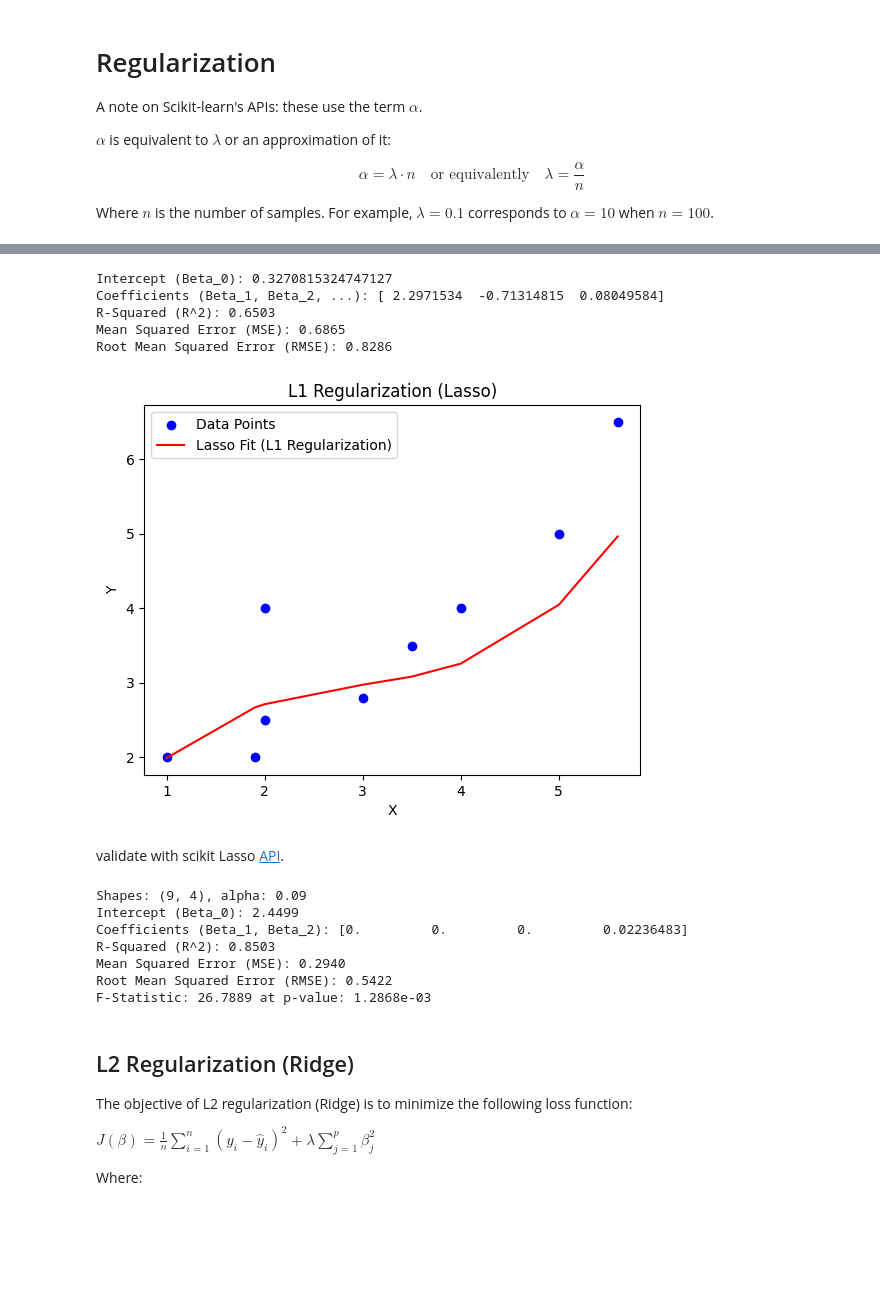
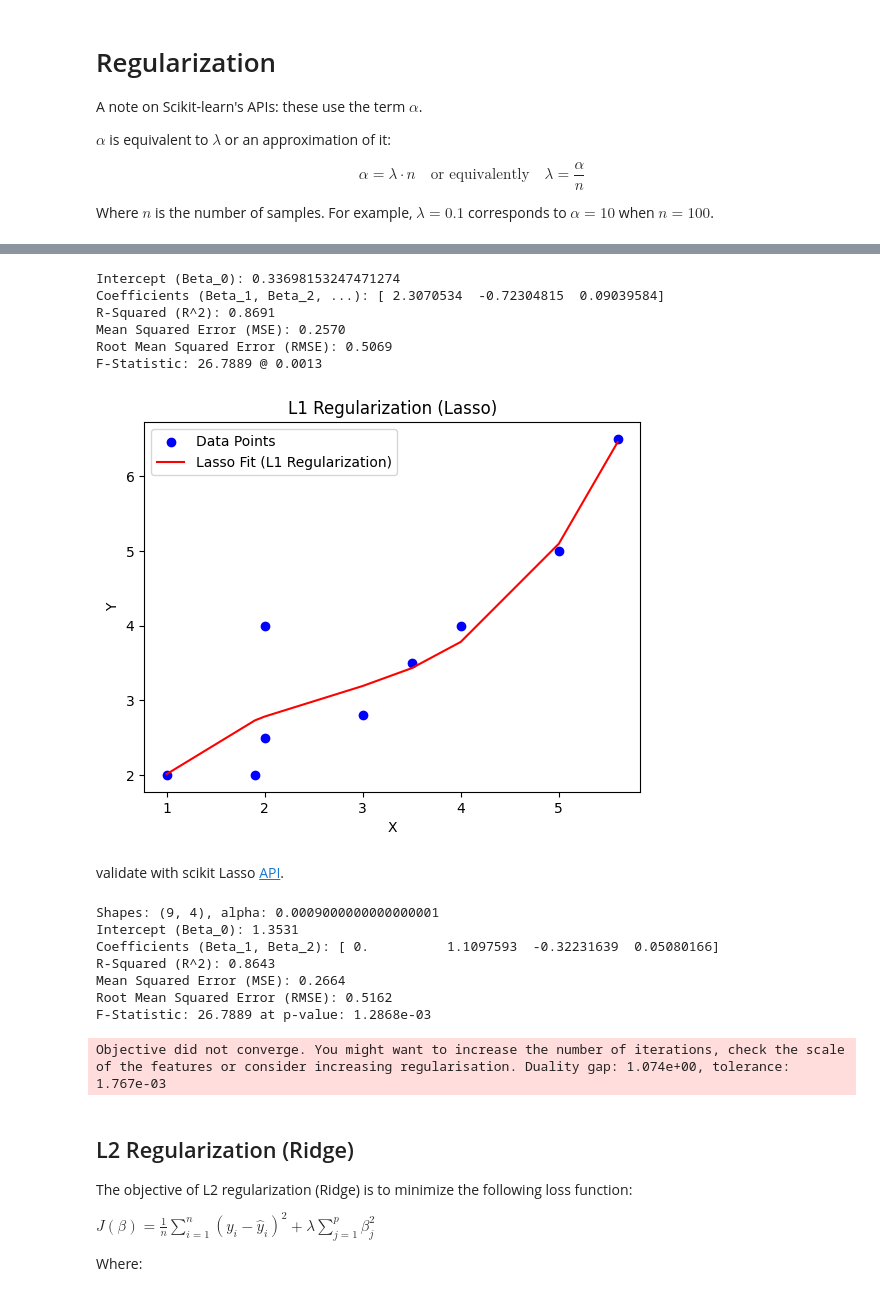
Before and after one commit to adamd1985/Lectures_On_MLAI, a Jupyter notebook: 4_1_Linear_Regression.ipynb, the cells around one changed output, grey strips where cells are left out. Drawn from its saved outputs; the diff is of its cells as text; code cells hidden in the pictures; blank space fills up the shorter version.

```diff
--- a/4_1_Linear_Regression.ipynb
+++ b/4_1_Linear_Regression.ipynb
@@ -509,42 +519,44 @@ Y = np.array([2, 2, 2.5, 4, 2.8, 3.5, 4, 5, 6.5])
 poly = PolynomialFeatures(3)
 X_poly = poly.fit_transform(X)
 
-lambda_l1 = 0.01
+lambda_l1 = 0.0001
 
 XtX = X_poly.T @ X_poly
 XtY = X_poly.T @ Y
 betas = np.linalg.inv(XtX) @ XtY
 
-l1_penalty = lambda_l1 * np.sign(betas)
-betas -= l1_penalty
+# Apply L1 regularization using soft-thresholding
+betas = np.sign(betas) * np.maximum(0, np.abs(betas) - lambda_l1)
 
 Y_pred = X_poly @ betas
 
 R2 = r2_score(Y, Y_pred)
 MSE = mean_squared_error(Y, Y_pred)
 RMSE = np.sqrt(MSE)
 F_statistic, p = f_regression(X_poly, Y)
 
 print(f"Intercept (Beta_0): {betas[0]}")
 print(f"Coefficients (Beta_1, Beta_2, ...): {betas[1:]}")
 print(f"R-Squared (R^2): {R2:.4f}")
 print(f"Mean Squared Error (MSE): {MSE:.4f}")
 print(f"Root Mean Squared Error (RMSE): {RMSE:.4f}")
+print(f"F-Statistic: {F_statistic[1]:.4f} @ {p[1]:.4f}")
 
 plt.scatter(X, Y, color='blue', label='Data Points')
 plt.plot(X, Y_pred, color='red', label='Lasso Fit (L1 Regularization)')
 plt.title('L1 Regularization (Lasso)')
 plt.xlabel('X')
 plt.ylabel('Y')
 plt.legend()
 plt.show()
 # %% [output]
-Intercept (Beta_0): 0.3270815324747127
-Coefficients (Beta_1, Beta_2, ...): [ 2.2971534  -0.71314815  0.08049584]
-R-Squared (R^2): 0.6503
-Mean Squared Error (MSE): 0.6865
-Root Mean Squared Error (RMSE): 0.8286
+Intercept (Beta_0): 0.33698153247471274
+Coefficients (Beta_1, Beta_2, ...): [ 2.3070534  -0.72304815  0.09039584]
+R-Squared (R^2): 0.8691
+Mean Squared Error (MSE): 0.2570
+Root Mean Squared Error (RMSE): 0.5069
+F-Statistic: 26.7889 @ 0.0013
-[figure, old version]
+[figure, new version]
 # %% [markdown]
 validate with scikit Lasso [API](https://scikit-learn.org/stable/modules/generated/sklearn.linear_model.Lasso.html).
 # %%
@@ -571,13 +583,14 @@ print(f"Mean Squared Error (MSE): {MSE:.4f}")
 print(f"Root Mean Squared Error (RMSE): {RMSE:.4f}")
 print(f"F-Statistic: {F_statistic[1]:.4f} at p-value: {p[1]:.4e}")
 # %% [output]
-Shapes: (9, 4), alpha: 0.09
-Intercept (Beta_0): 2.4499
-Coefficients (Beta_1, Beta_2): [0.         0.         0.         0.02236483]
-R-Squared (R^2): 0.8503
-Mean Squared Error (MSE): 0.2940
-Root Mean Squared Error (RMSE): 0.5422
+Shapes: (9, 4), alpha: 0.0009000000000000001
+Intercept (Beta_0): 1.3531
+Coefficients (Beta_1, Beta_2): [ 0.          1.1097593  -0.32231639  0.05080166]
+R-Squared (R^2): 0.8643
+Mean Squared Error (MSE): 0.2664
+Root Mean Squared Error (RMSE): 0.5162
 F-Statistic: 26.7889 at p-value: 1.2868e-03
+Objective did not converge. You might want to increase the number of iterations, check the scale of the features or consider increasing regularisation. Duality gap: 1.074e+00, tolerance: 1.767e-03
 # %% [markdown]
 ## L2 Regularization (Ridge)
 
```
Also changed, not shown: parts of 13 cells of this notebook.
